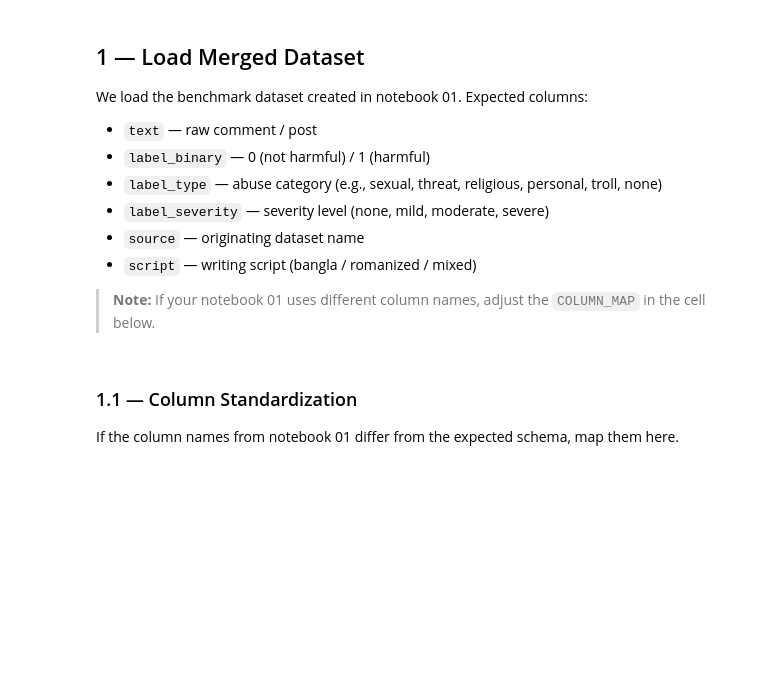
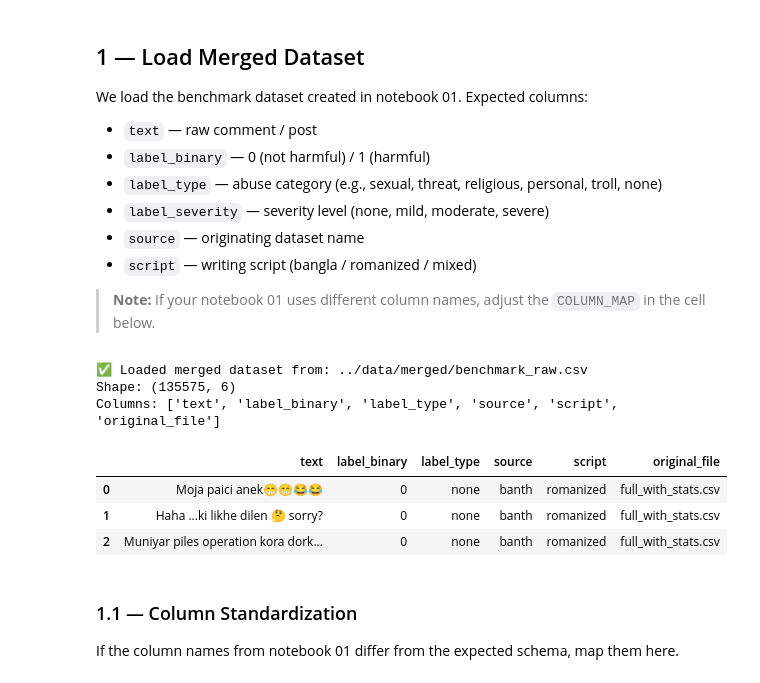
Before and after one commit to Sefayet-Alam/CyberBully_Detection_Paper, a Jupyter notebook: notebooks/02_preprocessing_and_eda.ipynb, the cells around one changed output. Cells and saved outputs as stored; diff of their text form; code cells hidden in the pictures; blank space fills up the shorter version.

```diff
--- a/notebooks/02_preprocessing_and_eda.ipynb
+++ b/notebooks/02_preprocessing_and_eda.ipynb
@@ -53,45 +59,46 @@ We load the benchmark dataset created in notebook 01. Expected columns:
 
 > **Note:** If your notebook 01 uses different column names, adjust the `COLUMN_MAP` in the cell below.
 # %%
-# ── Paths — adjust if your repo layout differs ─────────────────────────────
-RAW_DATA_PATH = "../data/merged/benchmark_raw.csv"
+# ── Paths – point to the merged dataset created by notebook 01 ─────────────
+MERGED_DATA_PATH = "../data/merged/benchmark_raw.csv"
 
-# Fallback: try alternate common paths from notebook 01 output
-ALTERNATE_PATHS = [
-    "../data/merged/benchmark_raw.csv",
-    "../data/benchmark_raw.csv",
-    "data/merged/benchmark_raw.csv",
-    "../data/merged_dataset.csv",
-    "../data/processed/merged.csv",
-    "../data/raw/merged.csv",
-]
-
-df = None
-for p in [RAW_DATA_PATH] + ALTERNATE_PATHS:
-    if os.path.exists(p):
-        df = pd.read_csv(p)
-        print(f"✅ Loaded data from: {p}")
-        break
-
-if df is None:
-    # LIST what IS available so the user can fix the path
-    print("Could not find merged dataset. Searching for CSV files...")
-    for search_dir in ["../data", "data", ".", ".."]:
-        if os.path.isdir(search_dir):
-            for root, dirs, files in os.walk(search_dir):
-                for f in files:
-                    if f.endswith((".csv", ".tsv", ".parquet")):
-                        fpath = os.path.join(root, f)
-                        fsize = os.path.getsize(fpath) / 1024
-                        print(f"  Found: {fpath} ({fsize:.0f} KB)")
-    raise FileNotFoundError(
-        "Could not find the merged dataset. "
-        "Please update RAW_DATA_PATH above or run notebook 01 first."
-    )
+if os.path.isfile(MERGED_DATA_PATH):
+    df = pd.read_csv(MERGED_DATA_PATH)
+    print(f"✅ Loaded merged dataset from: {MERGED_DATA_PATH}")
+else:
+    # Fallback: search for any merged CSV
+    print(f"❌ Merged dataset not found at {MERGED_DATA_PATH}")
+    print("Searching for alternative merged files...")
+    found = False
+    for search_dir in ["../data", "data", "."]:
+        for root, dirs, files in os.walk(search_dir):
+            for f in files:
+                if "merged" in f.lower() and f.endswith(".csv"):
+                    fpath = os.path.join(root, f)
+                    print(f"  Found: {fpath}")
+                    df = pd.read_csv(fpath)
+                    found = True
+                    break
+            if found:
+                break
+        if found:
+            break
+    if not found:
+        raise FileNotFoundError(
+            "No merged dataset found. Please run the merging cell in notebook 01 first."
+        )
 
 print(f"Shape: {df.shape}")
 print(f"Columns: {list(df.columns)}")
 df.head(3)
+# %% [output]
+✅ Loaded merged dataset from: ../data/merged/benchmark_raw.csv
+Shape: (135575, 6)
+Columns: ['text', 'label_binary', 'label_type', 'source', 'script', 'original_file']
+|  | text | label_binary | label_type | source | script | original_file |
+| 0 | Moja paici anek😁😁😂😂 | 0 | none | banth | romanized | full_with_stats.csv |
+| 1 | Haha ...ki likhe dilen 🤔 sorry? | 0 | none | banth | romanized | full_with_stats.csv |
+| 2 | Muniyar piles operation kora dork... | 0 | none | banth | romanized | full_with_stats.csv |
 # %% [markdown]
 ### 1.1 — Column Standardization
 
```
Also changed, not shown: parts of 17 cells of this notebook, 14 other files.
